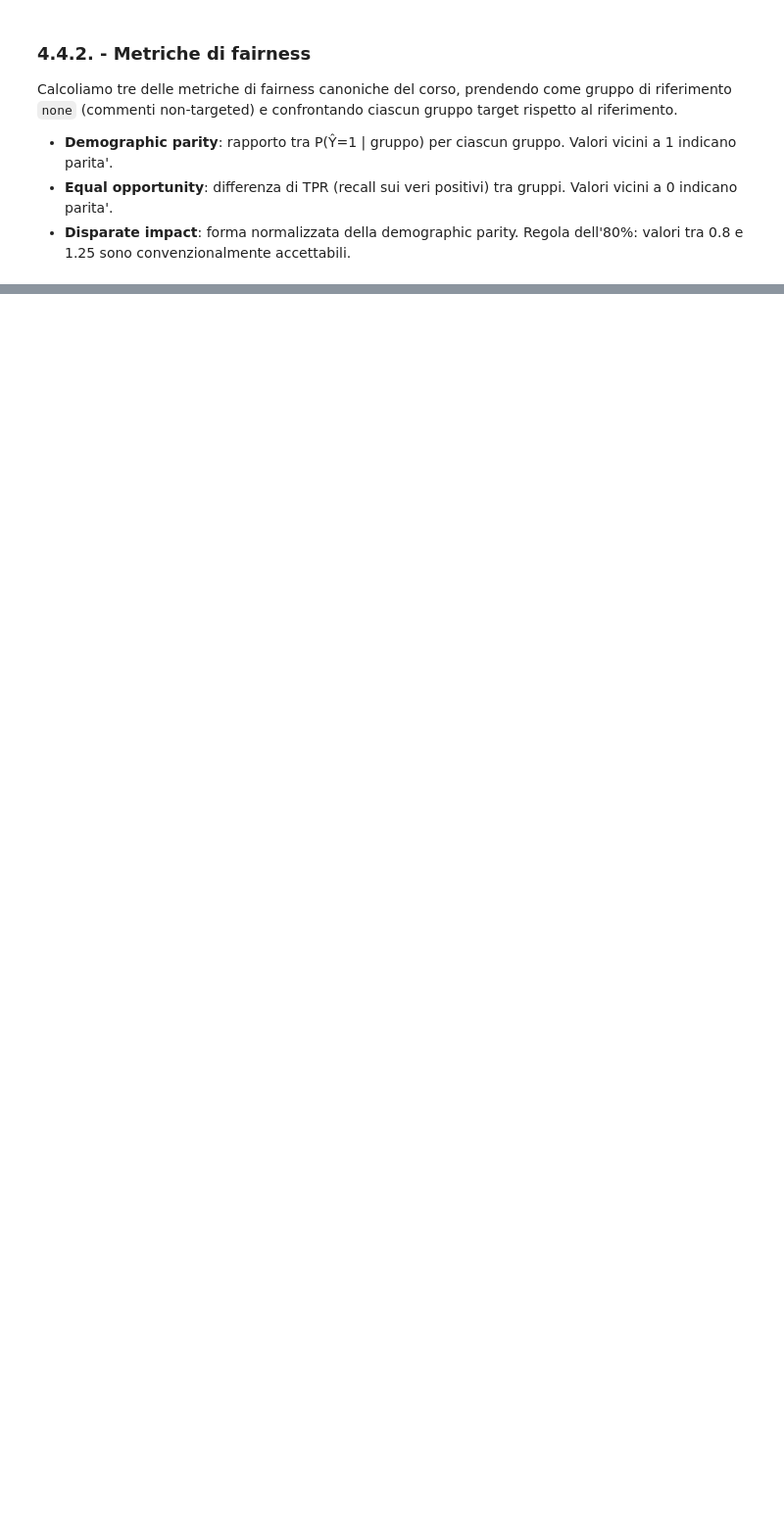
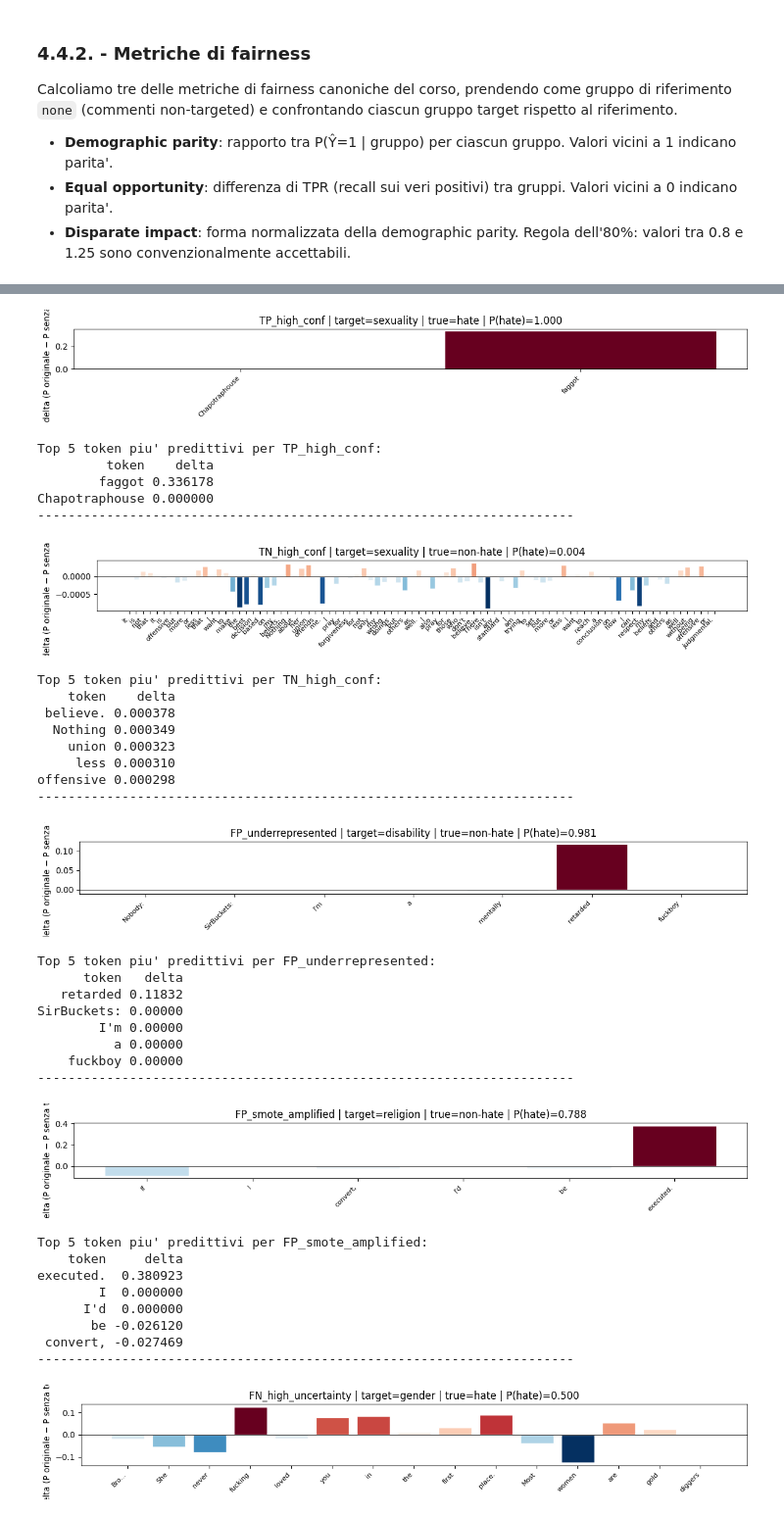
Before and after one commit to AndreaMorbello/measuring-hate-speech-audit, a Jupyter notebook: notebooks/audit.ipynb, the cells around one changed output, grey strips where cells are left out. Shown at 98% size. Cells and saved outputs as stored; diff of their text form; code cells hidden in the pictures; blank space fills up the shorter version.

```diff
--- a/notebooks/audit.ipynb
+++ b/notebooks/audit.ipynb
@@ -1476,0 +1618,20 @@ Il reweighing pre-processing modifica la distribuzione effettiva di training in
+# %%
+cases = select_erasure_cases(
+    X_test_texts=X_test,
+    y_true=y_test,
+    y_pred_baseline=y_pred_baseline,
+    y_proba_baseline=y_proba_baseline,
+    y_pred_smote=y_pred_smote,
+    y_proba_smote=y_proba_smote,
+    target_test=target_test,
+)
+
+print("Casi selezionati per analisi Erasure:")
+for name, idx in cases.items():
+    p_smote = y_proba_smote[idx]
+    p_base = y_proba_baseline[idx]
+    target = target_test[idx]
+    label = "hate" if y_test[idx] == 1 else "non-hate"
+    print(f"\n  [{name}]  target={target}, true={label}")
+    print(f"    P(hate) baseline={p_base:.3f}, smote={p_smote:.3f}")
+    print(f"    text: {X_test[idx][:200]}...")
@@ -1476,0 +1656,58 @@ Il reweighing pre-processing modifica la distribuzione effettiva di training in
+# %%
+for case_name, idx in cases.items():
+    text = X_test[idx]
+    df_attr = erasure_attribution(text, model_smote, vectorizer)
+
+    target = target_test[idx]
+    true_label = "hate" if y_test[idx] == 1 else "non-hate"
+    p_smote = y_proba_smote[idx]
+
+    title = (
+        f"{case_name} | target={target} | true={true_label} | "
+        f"P(hate)={p_smote:.3f}"
+    )
+    fig = visualize_erasure(df_attr, title=title)
+    fig.savefig(
+        FIGURES_DIR / f"interpretability_erasure_{case_name}.png",
+        dpi=120, bbox_inches="tight",
+    )
+    plt.show()
+
+    print(f"\nTop 5 token piu' predittivi per {case_name}:")
+    print(df_attr.nlargest(5, "delta")[["token", "delta"]].to_string(index=False))
+    print("-" * 70)
+# %% [output]
+[figure, added]
+Top 5 token piu' predittivi per TP_high_conf:
+         token    delta
+        faggot 0.336178
+Chapotraphouse 0.000000
+----------------------------------------------------------------------
+[figure, added]
+Top 5 token piu' predittivi per TN_high_conf:
+    token    delta
+ believe. 0.000378
+  Nothing 0.000349
+    union 0.000323
+     less 0.000310
+offensive 0.000298
+----------------------------------------------------------------------
+[figure, added]
+Top 5 token piu' predittivi per FP_underrepresented:
+      token   delta
+   retarded 0.11832
+SirBuckets: 0.00000
+        I'm 0.00000
+          a 0.00000
+    fuckboy 0.00000
+----------------------------------------------------------------------
+[figure, added]
+Top 5 token piu' predittivi per FP_smote_amplified:
+    token     delta
+executed.  0.380923
+        I  0.000000
+      I'd  0.000000
+       be -0.026120
+ convert, -0.027469
+----------------------------------------------------------------------
+[figure, added]
```
Also changed, not shown: parts of 38 cells of this notebook, 3 other files.
